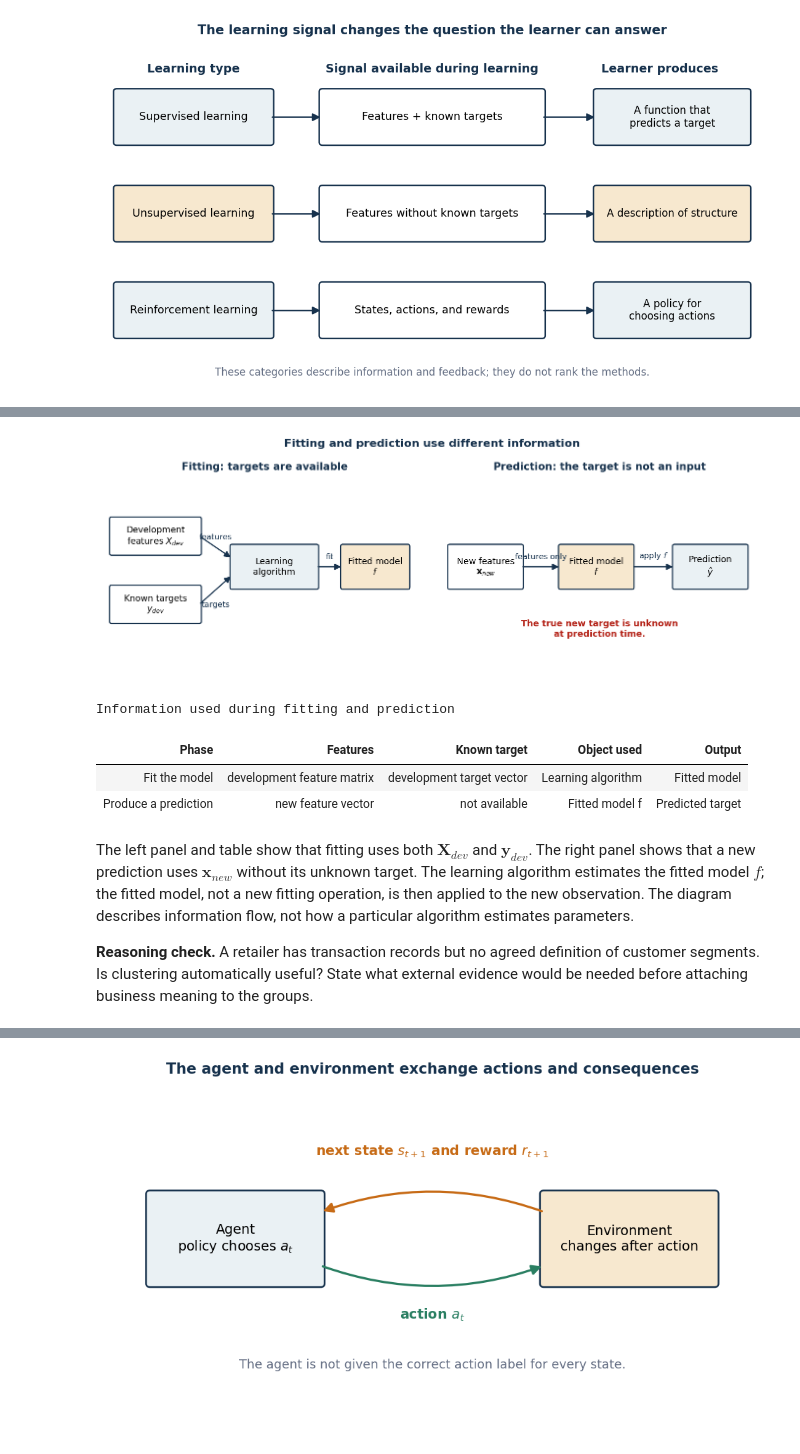
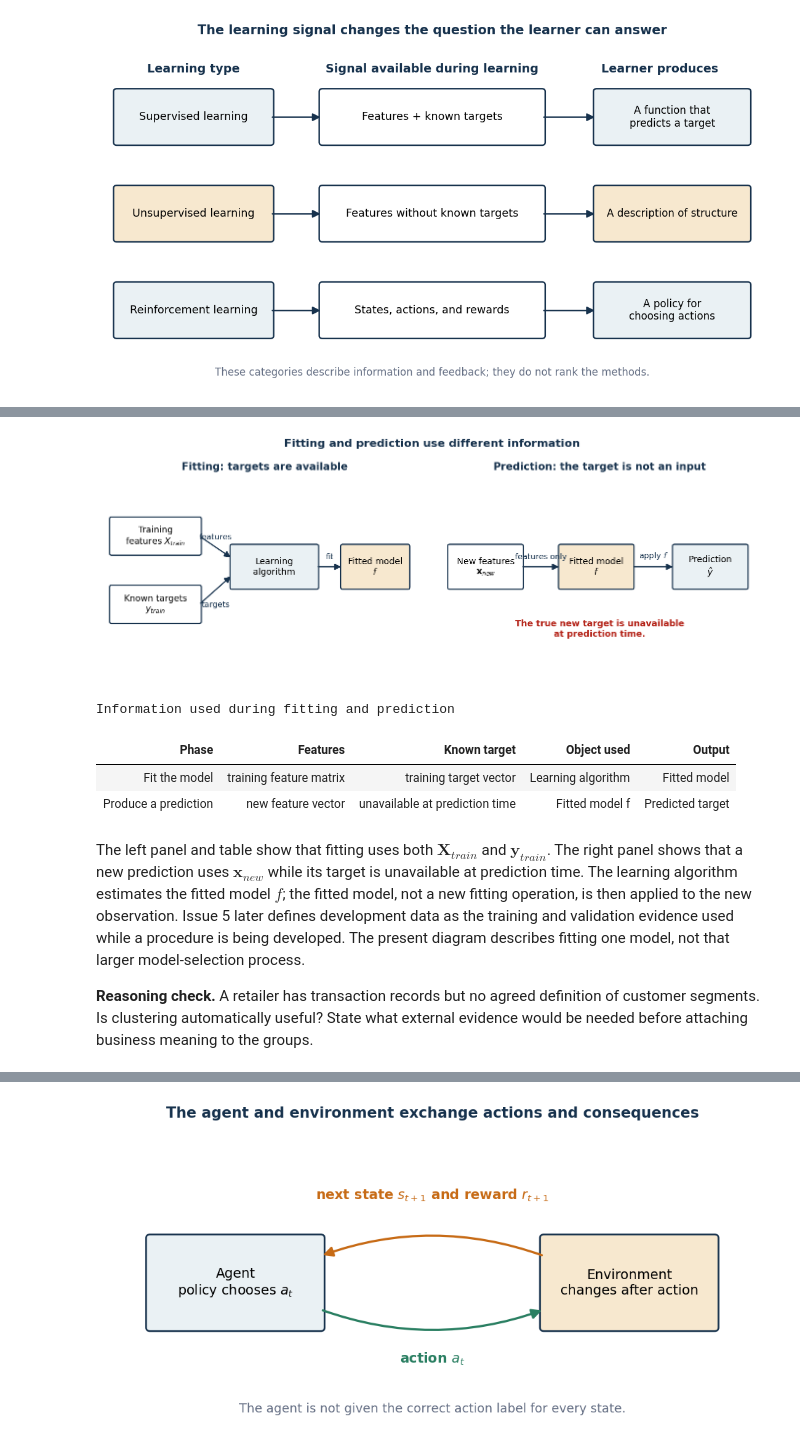
Before and after one commit to KennethWYLee/ML, a Jupyter notebook: course/ch01main.ipynb, the cells around one changed output, grey strips where cells are left out. Drawn from its saved outputs; the diff is of its cells as text; code cells hidden in the pictures; blank space fills up the shorter version.

```diff
--- a/course/ch01main.ipynb
+++ b/course/ch01main.ipynb
@@ -203,45 +228,45 @@ for ax in axes:
     ax.set_ylim(0, 6)
     ax.axis("off")
 
-draw_box(axes[0], 0.3, 3.7, 2.7, 1.0, "Development\nfeatures $X_{dev}$", facecolor="white")
-draw_box(axes[0], 0.3, 1.7, 2.7, 1.0, "Known targets\n$y_{dev}$", facecolor="white")
+draw_box(axes[0], 0.3, 3.7, 2.7, 1.0, "Training\nfeatures $X_{train}$", facecolor="white")
+draw_box(axes[0], 0.3, 1.7, 2.7, 1.0, "Known targets\n$y_{train}$", facecolor="white")
 draw_box(axes[0], 4.0, 2.7, 2.6, 1.2, "Learning\nalgorithm", facecolor=LIGHT)
 draw_box(axes[0], 7.4, 2.7, 2.0, 1.2, "Fitted model\n$f$", facecolor=WARM)
 draw_arrow(axes[0], (3.0, 4.2), (4.0, 3.55), "features")
 draw_arrow(axes[0], (3.0, 2.2), (4.0, 3.05), "targets", label_offset=-0.55)
 draw_arrow(axes[0], (6.6, 3.3), (7.4, 3.3), "fit")
 axes[0].set_title("Fitting: targets are available", weight="bold", color=DARK)
 
 draw_box(axes[1], 0.4, 2.7, 2.2, 1.2, "New features\n$\\mathbf{x}_{new}$", facecolor="white")
 draw_box(axes[1], 3.8, 2.7, 2.2, 1.2, "Fitted model\n$f$", facecolor=WARM)
 draw_box(axes[1], 7.3, 2.7, 2.2, 1.2, "Prediction\n$\\hat y$", facecolor=LIGHT)
 draw_arrow(axes[1], (2.6, 3.3), (3.8, 3.3), "features only")
 draw_arrow(axes[1], (6.0, 3.3), (7.3, 3.3), "apply $f$")
-axes[1].text(5.0, 1.25, "The true new target is unknown\nat prediction time.", ha="center", color=DANGER, weight="bold")
+axes[1].text(5.0, 1.25, "The true new target is unavailable\nat prediction time.", ha="center", color=DANGER, weight="bold")
 axes[1].set_title("Prediction: the target is not an input", weight="bold", color=DARK)
 
 fig.suptitle("Fitting and prediction use different information", fontsize=14, weight="bold", color=DARK)
 fig.tight_layout()
 plt.show()
 
 phase_table = pd.DataFrame(
     {
         "Phase": ["Fit the model", "Produce a prediction"],
-        "Features": ["development feature matrix", "new feature vector"],
-        "Known target": ["development target vector", "not available"],
+        "Features": ["training feature matrix", "new feature vector"],
+        "Known target": ["training target vector", "unavailable at prediction time"],
         "Object used": ["Learning algorithm", "Fitted model f"],
         "Output": ["Fitted model", "Predicted target"],
     }
 )
 show_table(phase_table, "Information used during fitting and prediction")
 # %% [output]
-[figure, old version]
+[figure, new version]
 Information used during fitting and prediction
 | Phase | Features | Known target | Object used | Output |
-| Fit the model | development feature matrix | development target vector | Learning algorithm | Fitted model |
-| Produce a prediction | new feature vector | not available | Fitted model f | Predicted target |
+| Fit the model | training feature matrix | training target vector | Learning algorithm | Fitted model |
+| Produce a prediction | new feature vector | unavailable at prediction time | Fitted model f | Predicted target |
 # %% [markdown]
-The left panel and table show that fitting uses both $\mathbf{X}_{dev}$ and $\mathbf{y}_{dev}$. The right panel shows that a new prediction uses $\mathbf{x}_{new}$ without its unknown target. The learning algorithm estimates the fitted model $f$; the fitted model, not a new fitting operation, is then applied to the new observation. The diagram describes information flow, not how a particular algorithm estimates parameters.
+The left panel and table show that fitting uses both $\mathbf{X}_{train}$ and $\mathbf{y}_{train}$. The right panel shows that a new prediction uses $\mathbf{x}_{new}$ while its target is unavailable at prediction time. The learning algorithm estimates the fitted model $f$; the fitted model, not a new fitting operation, is then applied to the new observation. Issue 5 later defines development data as the training and validation evidence used while a procedure is being developed. The present diagram describes fitting one model, not that larger model-selection process.
 
 **Reasoning check.** A retailer has transaction records but no agreed definition of customer segments. Is clustering automatically useful? State what external evidence would be needed before attaching business meaning to the groups.
 # %% [markdown]
```
Also changed, not shown: parts of 34 cells of this notebook.
